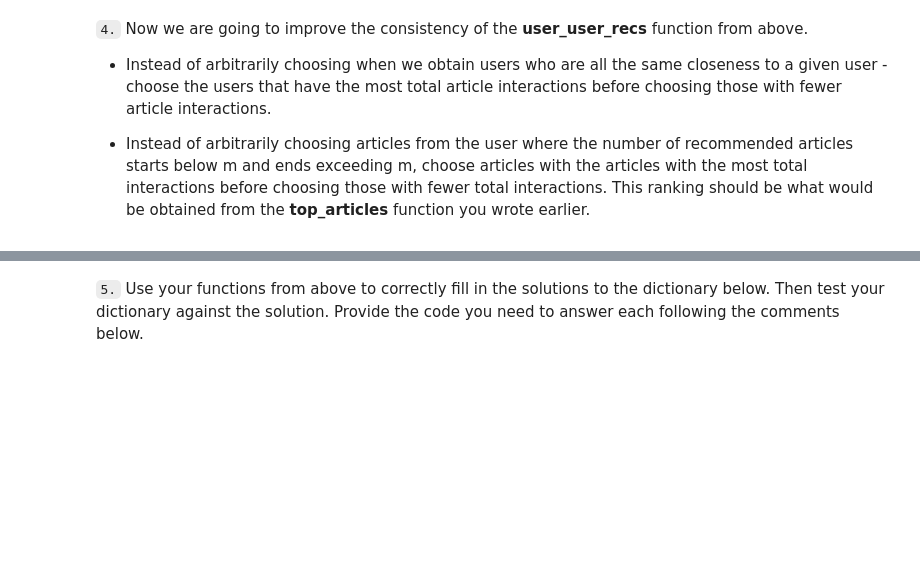
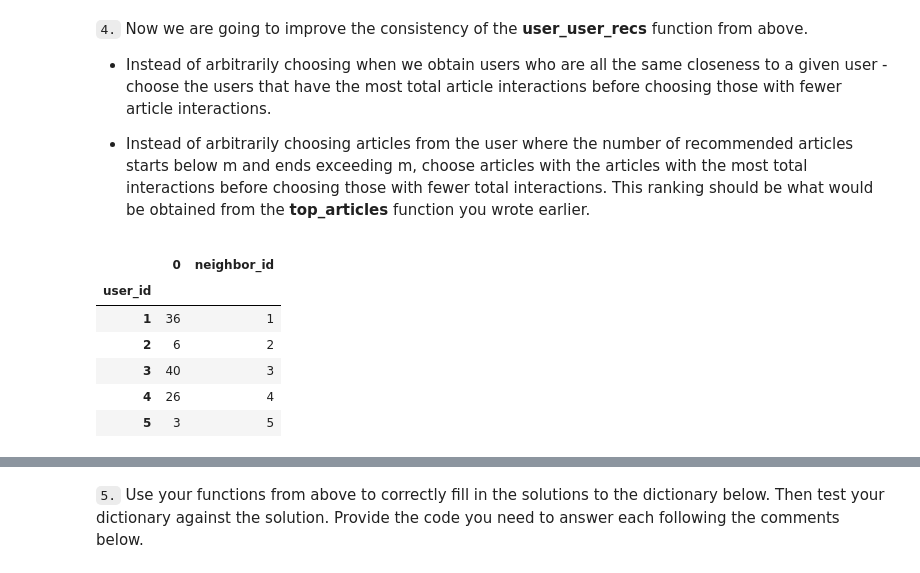
Before and after one commit to sammycool04/Recommendation_Engine_Project, a Jupyter notebook: Recommendations_with_IBM.ipynb, the cells around one changed output, grey strips where cells are left out. Drawn from its saved outputs; the diff is of its cells as text; code cells hidden in the pictures; blank space fills up the shorter version.

```diff
--- a/Recommendations_with_IBM.ipynb
+++ b/Recommendations_with_IBM.ipynb
@@ -505,3 +499,15 @@ If this is all you see, you passed all of our tests!  Nice job!
+# %%
+new_user_item = pd.DataFrame(user_item.sum(axis=1))
+new_user_item['neighbor_id'] = new_user_item.index
+new_user_item.head()
+# %% [output]
+|  | 0 | neighbor_id |
+| user_id |  |  |
+| 1 | 36 | 1 |
+| 2 | 6 | 2 |
+| 3 | 40 | 3 |
+| 4 | 26 | 4 |
+| 5 | 3 | 5 |
 # %%
 def get_top_sorted_users(user_id, df=df, user_item=user_item):
     '''
```
Also changed, not shown: parts of 13 cells of this notebook, 1 other file.
